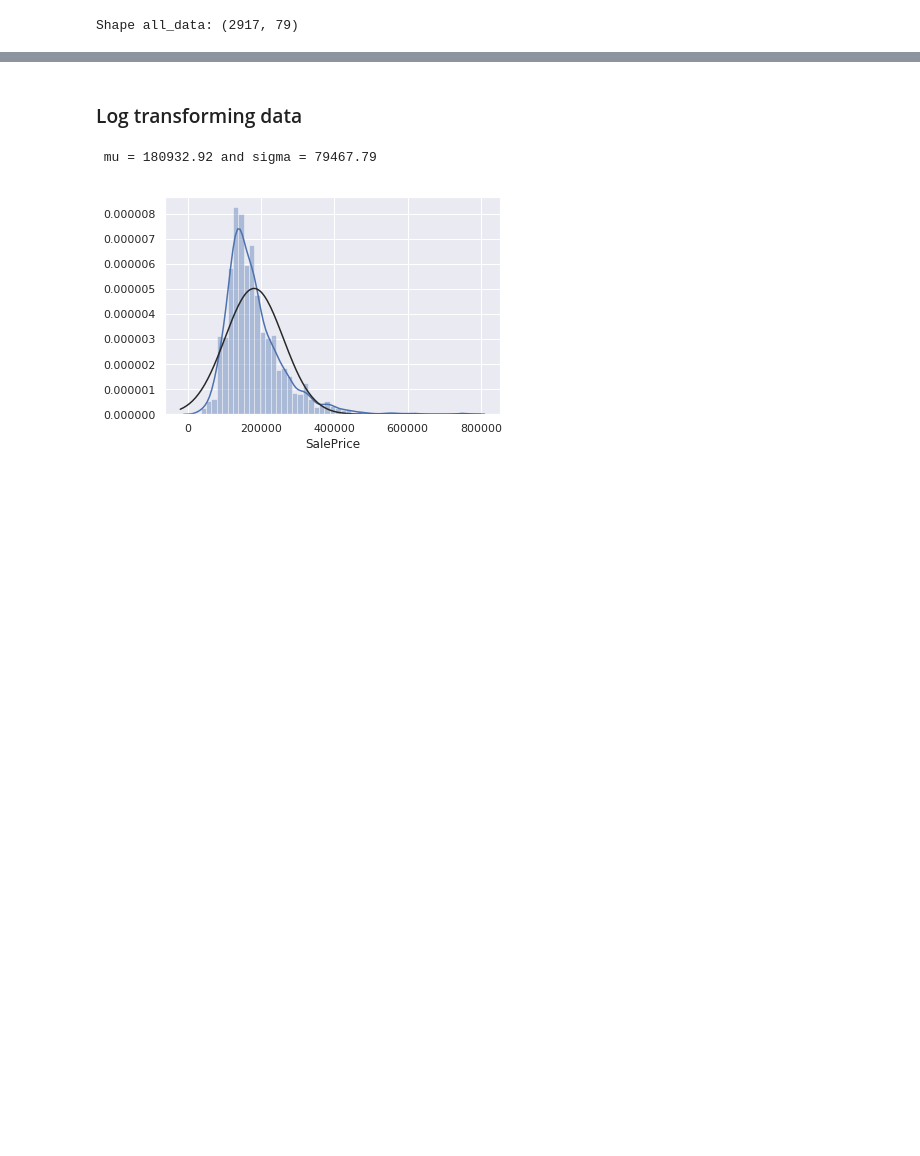
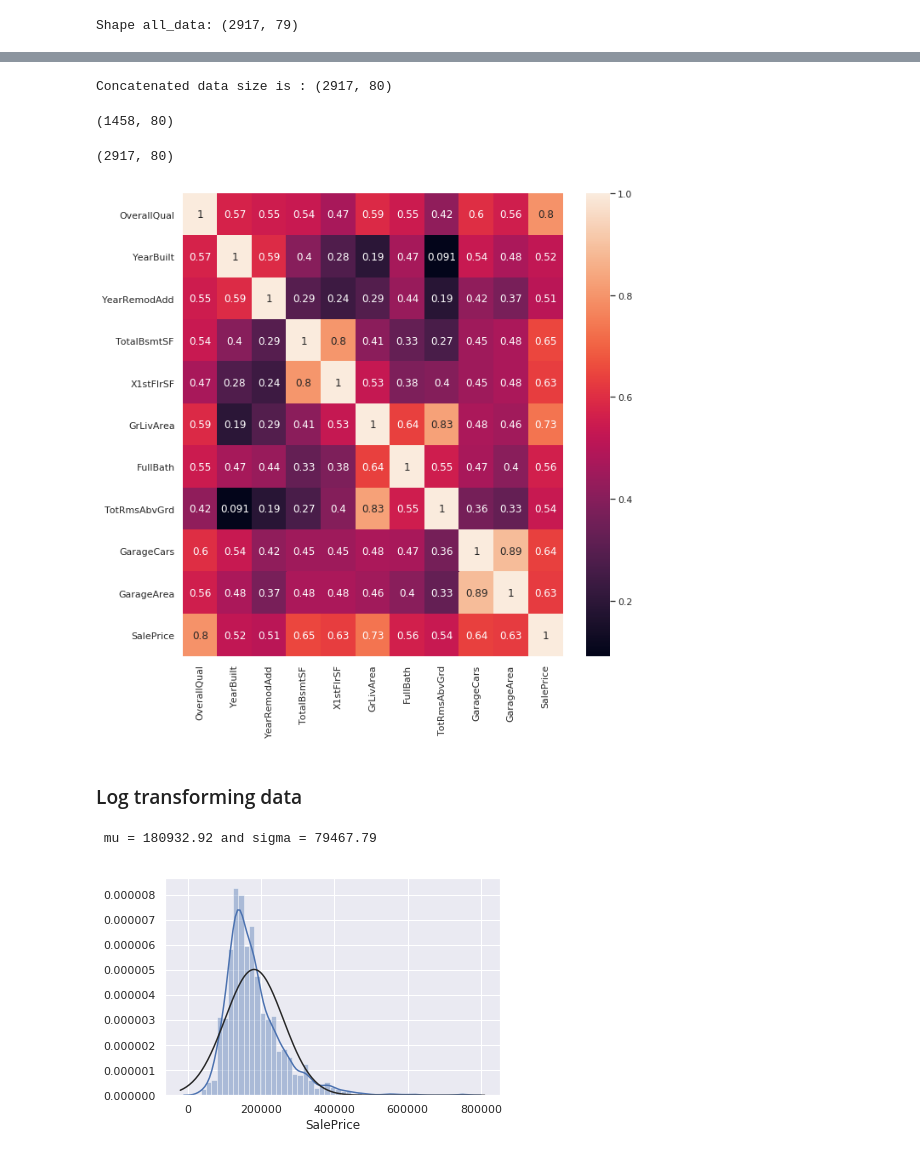
Before and after one commit to 4m4n5/sys6018-competition-house-prices, a Jupyter notebook: Aman/linearmodels.ipynb, the cells around one changed output, grey strips where cells are left out. Saved outputs shown, nothing was run; the diff lists cells and outputs as text; code cells hidden in the pictures; blank space fills up the shorter version.

```diff
--- a/Aman/linearmodels.ipynb
+++ b/Aman/linearmodels.ipynb
@@ -153,3 +186,33 @@ data['TotalSF'] = data['TotalBsmtSF'] + data['1stFlrSF'] + data['2ndFlrSF']
+# %%
+train = pd.read_csv('../Jing/trainadjusted.csv')
+test = pd.read_csv('../Jing/testadjusted.csv')
+
+ntrain = train.shape[0]
+ntest = test.shape[0]
+y_train = train.SalePrice.values
+data = pd.concat((train, test)).reset_index(drop=True)
+data.drop(['SalePrice', 'Unnamed: 0'], axis=1, inplace=True)
+print("Concatenated data size is : {}".format(data.shape))
+
+#creating matrices for sklearn:
+X_train = data[:ntrain]
+X_test = data[ntrain:]
+X_train.shape
+# %% [output]
+Concatenated data size is : (2917, 80)
+(1458, 80)
+# %%
+data.shape
+# %% [output]
+(2917, 80)
+# %%
+# most correlated features
+corrmat = train.corr()
+top_corr_features = corrmat.index[abs(corrmat["SalePrice"])>0.5]
+plt.figure(figsize=(10,10))
+g = sns.heatmap(train[top_corr_features].corr(),annot=True)
+# %% [output]
+[figure, added]
 # %% [markdown]
 ### Log transforming data
 # %%
```
Also changed, not shown: parts of 26 cells of this notebook, 8 other files.
